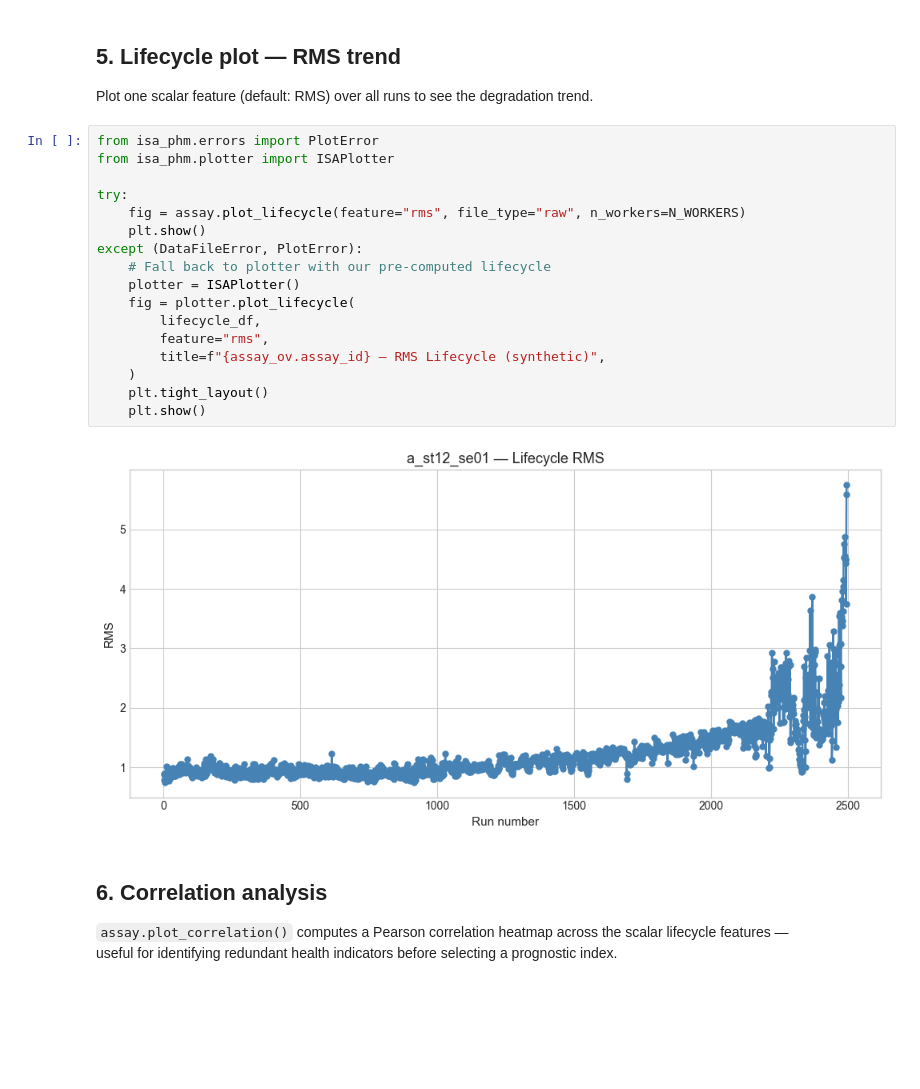
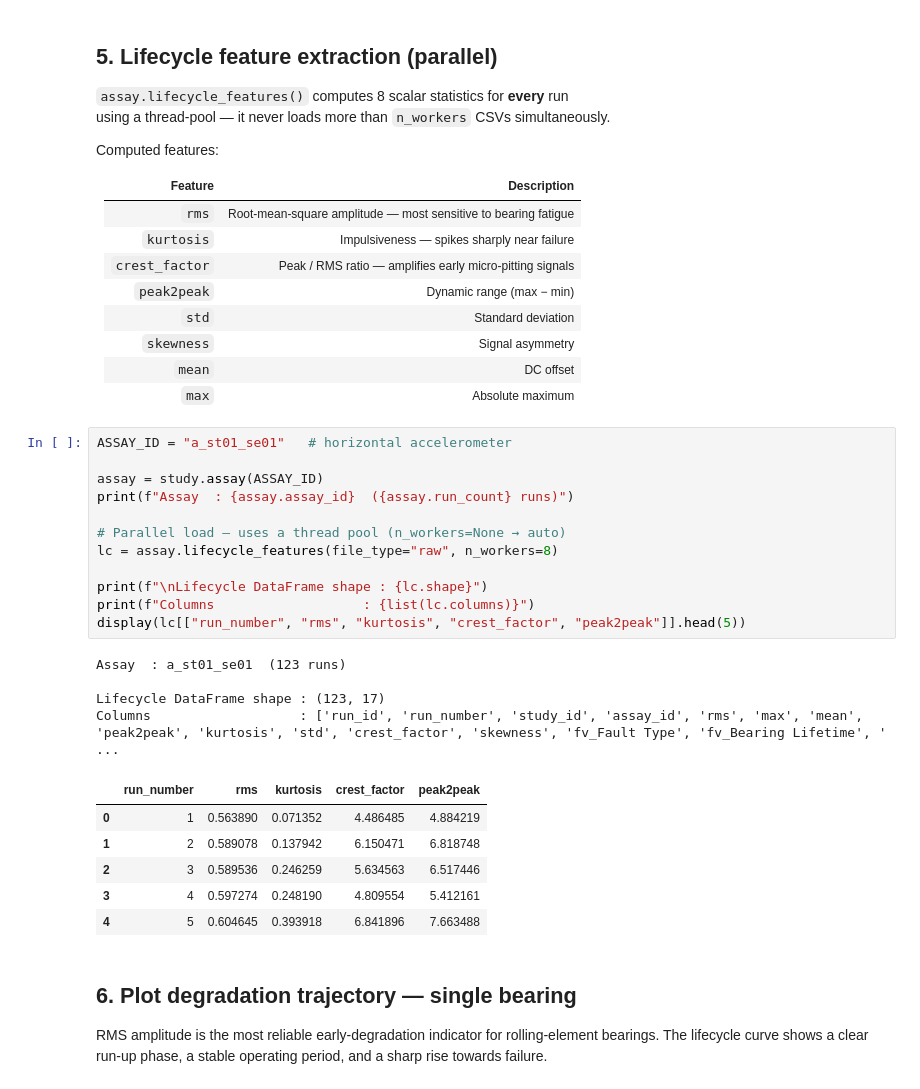
Before and after one commit to NathanHouwaart/ISA-PHM-Wrapper, a Jupyter notebook: notebooks/03_prognostic_workflow.ipynb, the cells around one changed output. Saved outputs shown, nothing was run; the diff lists cells and outputs as text; blank space fills up the shorter version.

```diff
--- a/notebooks/03_prognostic_workflow.ipynb
+++ b/notebooks/03_prognostic_workflow.ipynb
@@ -175,29 +169,48 @@ Loaded real lifecycle: (2496, 17)  (180.6s)
 # %% [markdown]
-## 5. Lifecycle plot — RMS trend
+## 5.  Lifecycle feature extraction (parallel)
 
-Plot one scalar feature (default: RMS) over all runs to see the degradation trend.
+`assay.lifecycle_features()` computes 8 scalar statistics for **every** run
+using a thread-pool — it never loads more than `n_workers` CSVs simultaneously.
+
+Computed features:
+
+| Feature | Description |
+|---------|-------------|
+| `rms` | Root-mean-square amplitude — most sensitive to bearing fatigue |
+| `kurtosis` | Impulsiveness — spikes sharply near failure |
+| `crest_factor` | Peak / RMS ratio — amplifies early micro-pitting signals |
+| `peak2peak` | Dynamic range (max − min) |
+| `std` | Standard deviation |
+| `skewness` | Signal asymmetry |
+| `mean` | DC offset |
+| `max` | Absolute maximum |
 # %%
-from isa_phm.errors import PlotError
-from isa_phm.plotter import ISAPlotter
+ASSAY_ID = "a_st01_se01"   # horizontal accelerometer
 
-try:
-    fig = assay.plot_lifecycle(feature="rms", file_type="raw", n_workers=N_WORKERS)
-    plt.show()
-except (DataFileError, PlotError):
-    # Fall back to plotter with our pre-computed lifecycle
-    plotter = ISAPlotter()
-    fig = plotter.plot_lifecycle(
-        lifecycle_df,
-        feature="rms",
-        title=f"{assay_ov.assay_id} — RMS Lifecycle (synthetic)",
-    )
-    plt.tight_layout()
-    plt.show()
+assay = study.assay(ASSAY_ID)
+print(f"Assay  : {assay.assay_id}  ({assay.run_count} runs)")
+
+# Parallel load — uses a thread pool (n_workers=None → auto)
+lc = assay.lifecycle_features(file_type="raw", n_workers=8)
+
+print(f"\nLifecycle DataFrame shape : {lc.shape}")
+print(f"Columns                   : {list(lc.columns)}")
+display(lc[["run_number", "rms", "kurtosis", "crest_factor", "peak2peak"]].head(5))
 # %% [output]
-[figure, removed]
+Assay  : a_st01_se01  (123 runs)
+
+Lifecycle DataFrame shape : (123, 17)
+Columns                   : ['run_id', 'run_number', 'study_id', 'assay_id', 'rms', 'max', 'mean', 'peak2peak', 'kurtosis', 'std', 'crest_factor', 'skewness', 'fv_Fault Type', 'fv_Bearing Lifetime', ' ...
+|  | run_number | rms | kurtosis | crest_factor | peak2peak |
+| 0 | 1 | 0.563890 | 0.071352 | 4.486485 | 4.884219 |
+| 1 | 2 | 0.589078 | 0.137942 | 6.150471 | 6.818748 |
+| 2 | 3 | 0.589536 | 0.246259 | 5.634563 | 6.517446 |
+| 3 | 4 | 0.597274 | 0.248190 | 4.809554 | 5.412161 |
+| 4 | 5 | 0.604645 | 0.393918 | 6.841896 | 7.663488 |
 # %% [markdown]
-## 6. Correlation analysis
+## 6. Plot degradation trajectory — single bearing
 
-`assay.plot_correlation()` computes a Pearson correlation heatmap across the scalar lifecycle features —
-useful for identifying redundant health indicators before selecting a prognostic index.
+RMS amplitude is the most reliable early-degradation indicator for rolling-element bearings.
+The lifecycle curve shows a clear run-up phase, a stable operating period,
+and a sharp rise towards failure.
 # %%
```
Also changed, not shown: parts of 37 cells of this notebook, 26 other files.
